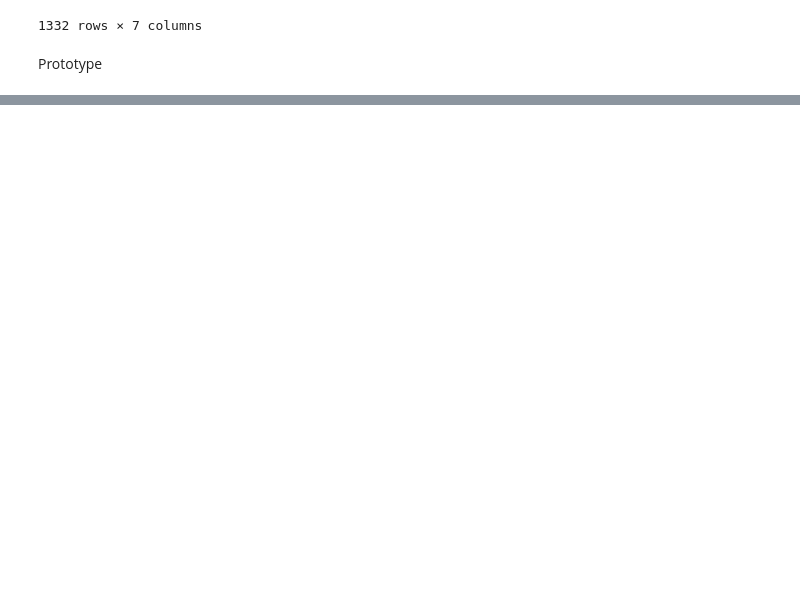
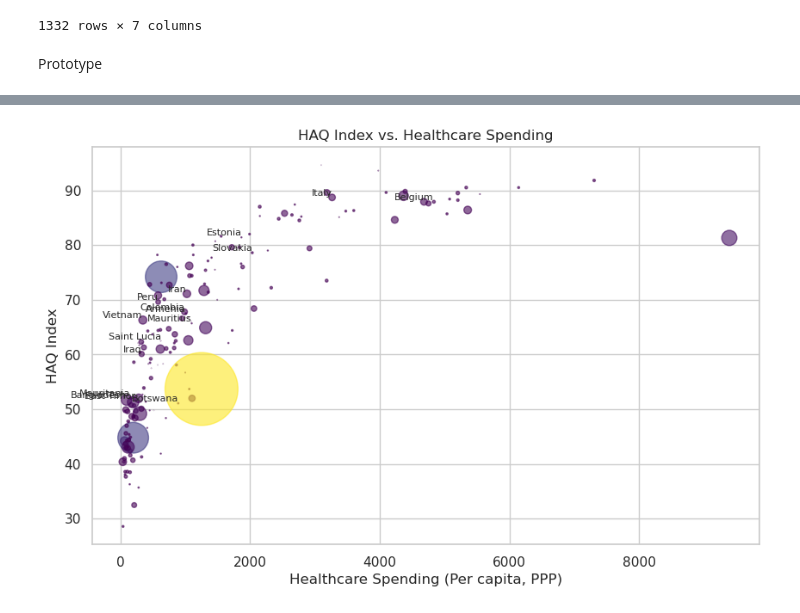
Before and after one commit to Joumanasalahedin/HAQ_Index-Quality, a Jupyter notebook: to_json.ipynb, the cells around one changed output, grey strips where cells are left out. Drawn from its saved outputs; the diff is of its cells as text; code cells hidden in the pictures; blank space fills up the shorter version.

```diff
--- a/to_json.ipynb
+++ b/to_json.ipynb
@@ -37,0 +49,31 @@ ModuleNotFoundError: No module named 'matplotlib'
+# %%
+import pandas as pd
+import matplotlib.pyplot as plt
+import seaborn as sns
+import random
+
+df = pd.read_json('data/haq_data.json')
+
+df = df[df['Year'] == 2015]
+scaling = 0.0000005
+plt.figure(figsize=(10, 6))
+top_20 = df.sample(n=20, random_state=42)
+
+plt.scatter(
+    df['Current health expenditure per capita, PPP (current international $)'],
+    df['HAQ Index'],
+    s=df['Population (historical estimates)'] * scaling,
+    alpha=0.6,  # Set transparency for better visualization
+    cmap='viridis',  # Use a color map for varying colors
+    c=df['Population (historical estimates)'],
+)
+for i, txt in enumerate(top_20['Entity']):
+    plt.annotate(txt, (top_20['Current health expenditure per capita, PPP (current international $)'].iloc[i],
+                       top_20['HAQ Index'].iloc[i]), fontsize=8, ha='right', va='bottom')
+plt.title('HAQ Index vs. Healthcare Spending')
+plt.xlabel('Healthcare Spending (Per capita, PPP)')
+plt.ylabel('HAQ Index')
+plt.grid(True)
+plt.show()
+# %% [output]
+[figure, added]
```
Also changed, not shown: parts of 3 cells of this notebook, 1 other file.
